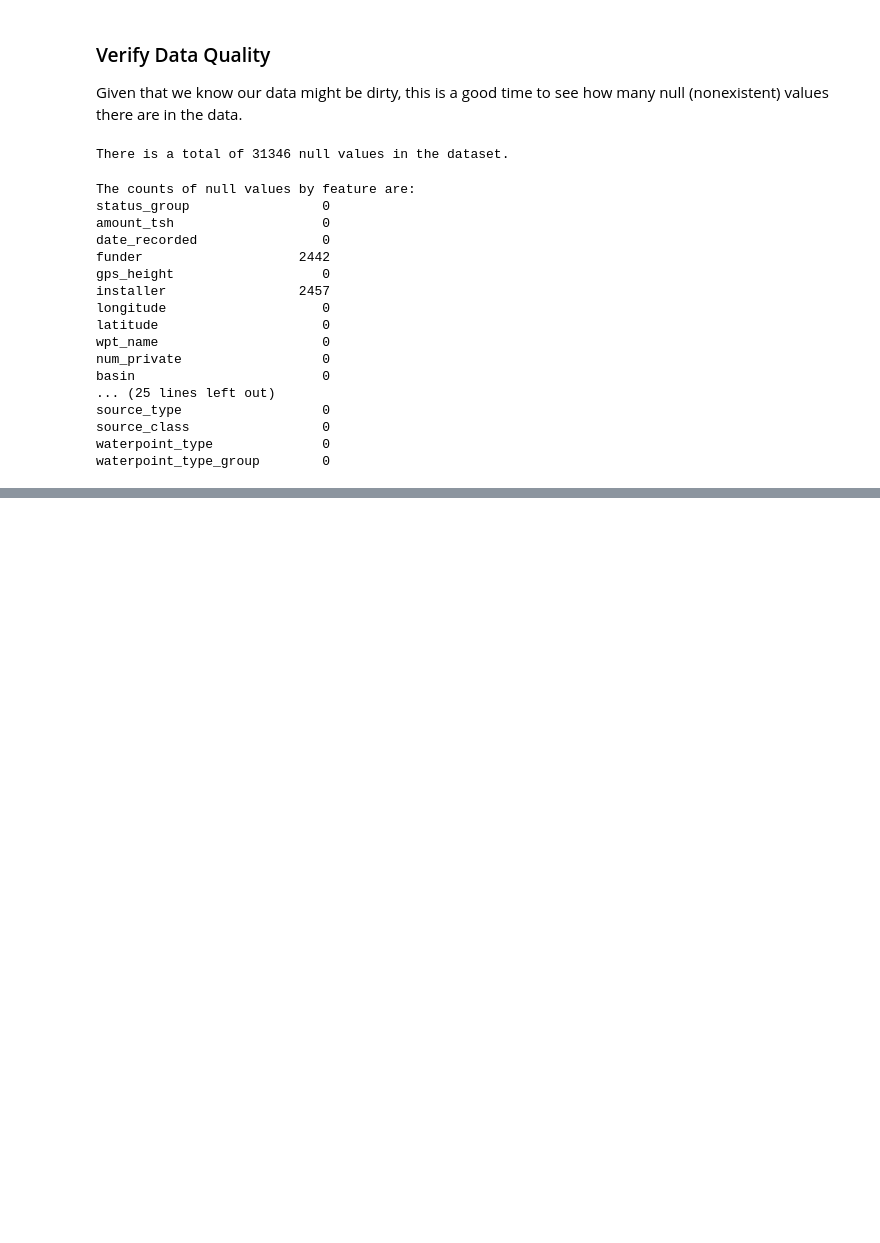
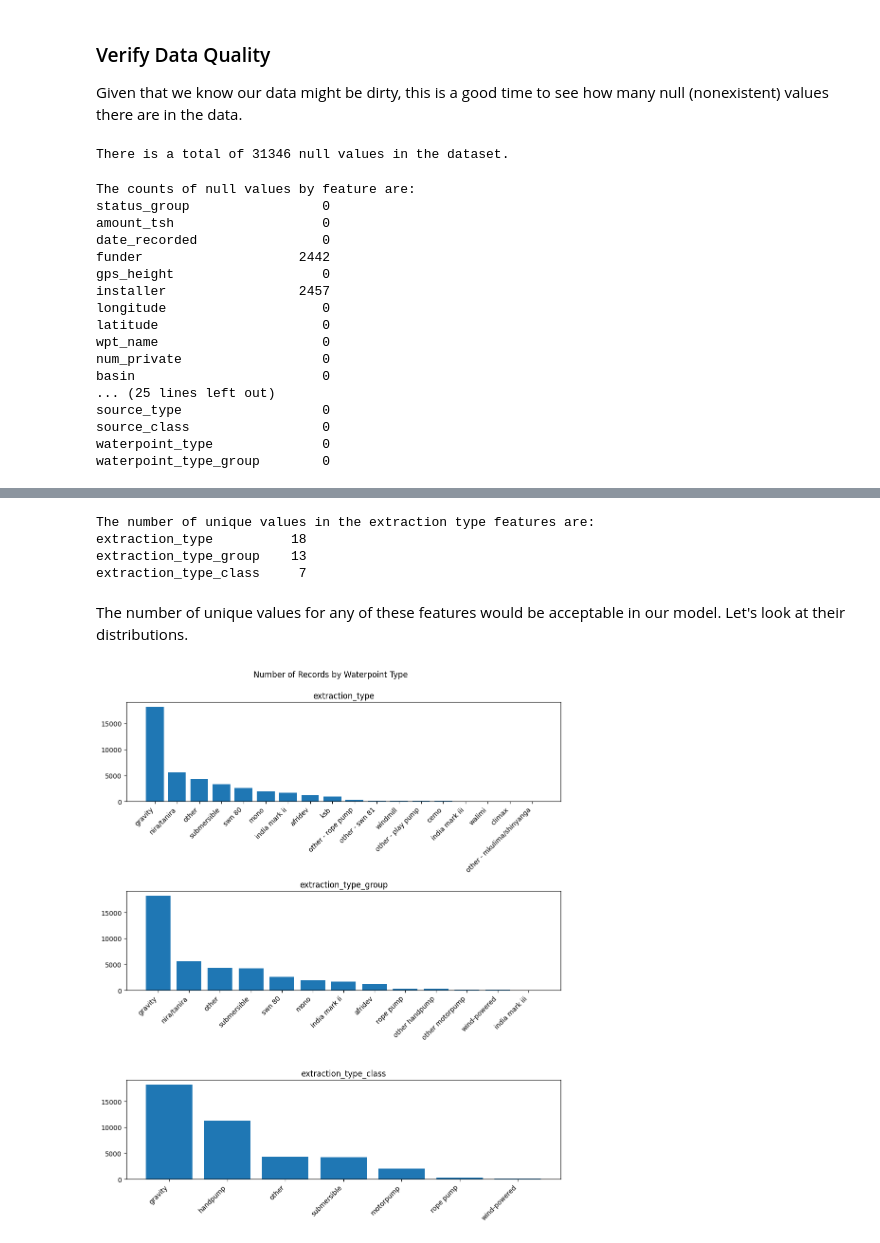
Before and after one commit to zdravoj/water-pump-classifier, a Jupyter notebook: Water_Pump_Classifier.ipynb, the cells around one changed output, grey strips where cells are left out. Cells and saved outputs as stored; diff of their text form; code cells hidden in the pictures; blank space fills up the shorter version.

Commit message:
determined drop columns, begin feature research

```diff
--- a/Water_Pump_Classifier.ipynb
+++ b/Water_Pump_Classifier.ipynb
@@ -275,0 +446,39 @@ We have 39 features in our dataset. Let's see what forms they take, and do the r
+# %%
+columns = [
+    'extraction_type',
+    'extraction_type_group',
+    'extraction_type_class'
+]
+
+print("The number of unique values in the extraction type features are: ")
+print(pd.Series(
+    data = [training_set[column].nunique() for column in columns],
+    index= columns
+).to_string())
+# %% [output]
+The number of unique values in the extraction type features are:
+extraction_type          18
+extraction_type_group    13
+extraction_type_class     7
+# %% [markdown]
+The number of unique values for any of these features would be acceptable in our model. Let's look at their distributions.
+# %%
+# prepare data
+extraction_type = training_set.extraction_type.value_counts()
+extraction_type_group = training_set.extraction_type_group.value_counts()
+extraction_type_class = training_set.extraction_type_class.value_counts()
+
+# plot data
+fig, axes = plt.subplots(nrows=3, figsize=(10, 12))
+axes[0].bar(extraction_type.index, extraction_type.values)
+axes[0].set_title('extraction_type')
+axes[1].bar(extraction_type_group.index, extraction_type_group.values)
+axes[1].set_title('extraction_type_group')
+axes[2].bar(extraction_type_class.index, extraction_type_class.values)
+axes[2].set_title('extraction_type_class')
+for ax in axes:
+    ax.set_xticks(ax.get_xticks(), ax.get_xticklabels(), rotation=45, ha='right')
+fig.suptitle('Number of Records by Waterpoint Type\n')
+fig.tight_layout();
+# %% [output]
+[figure, added]
```
Also changed, not shown: parts of 90 cells of this notebook, 1 other file.
